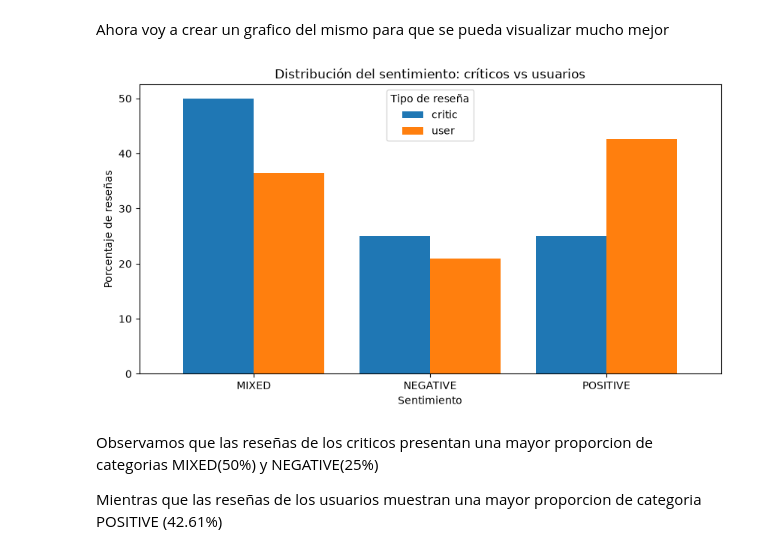
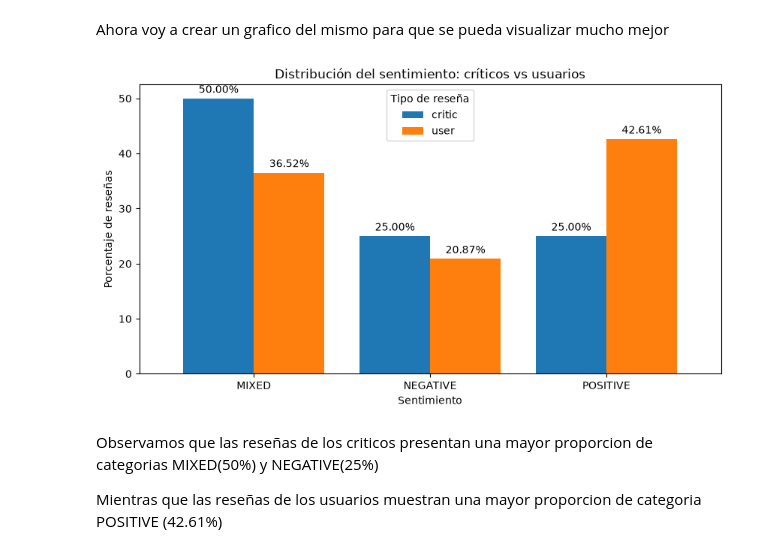
Before and after one commit to AlejandroTanquis/consulting-challenge-, a Jupyter notebook: notebooks/Minecraft_reviews.ipynb, the cells around one changed output. Saved outputs shown, nothing was run; the diff lists cells and outputs as text; code cells hidden in the pictures.

Commit message:
Imagenes agregadas

```diff
--- a/notebooks/Minecraft_reviews.ipynb
+++ b/notebooks/Minecraft_reviews.ipynb
@@ -518,20 +519,28 @@ Ahora voy a crear un grafico del mismo para que se pueda visualizar mucho mejor
 # %%
 import matplotlib.pyplot as plt
 
-tabla_porcentajes.T.plot(
+import matplotlib.pyplot as plt
+
+ax = tabla_porcentajes.T.plot(
     kind="bar",
     figsize=(10, 5),
     width=0.8
 )
 
 plt.xlabel("Sentimiento")
 plt.ylabel("Porcentaje de reseñas")
 plt.title("Distribución del sentimiento: críticos vs usuarios")
 plt.xticks(rotation=0)
 plt.legend(title="Tipo de reseña")
+
+
+for container in ax.containers:
+    ax.bar_label(container, fmt="%.2f%%", padding=3)
+plt.savefig("../images/distribucion_sentimientos.png", dpi=300, bbox_inches="tight")
+
 plt.show()
 # %% [output]
-[figure, old version]
+[figure, new version]
 # %% [markdown]
 Observamos que las reseñas de los criticos presentan una mayor proporcion de categorias MIXED(50%) y NEGATIVE(25%)
 
```
Also changed, not shown: parts of 2 cells of this notebook, 3 other files.
